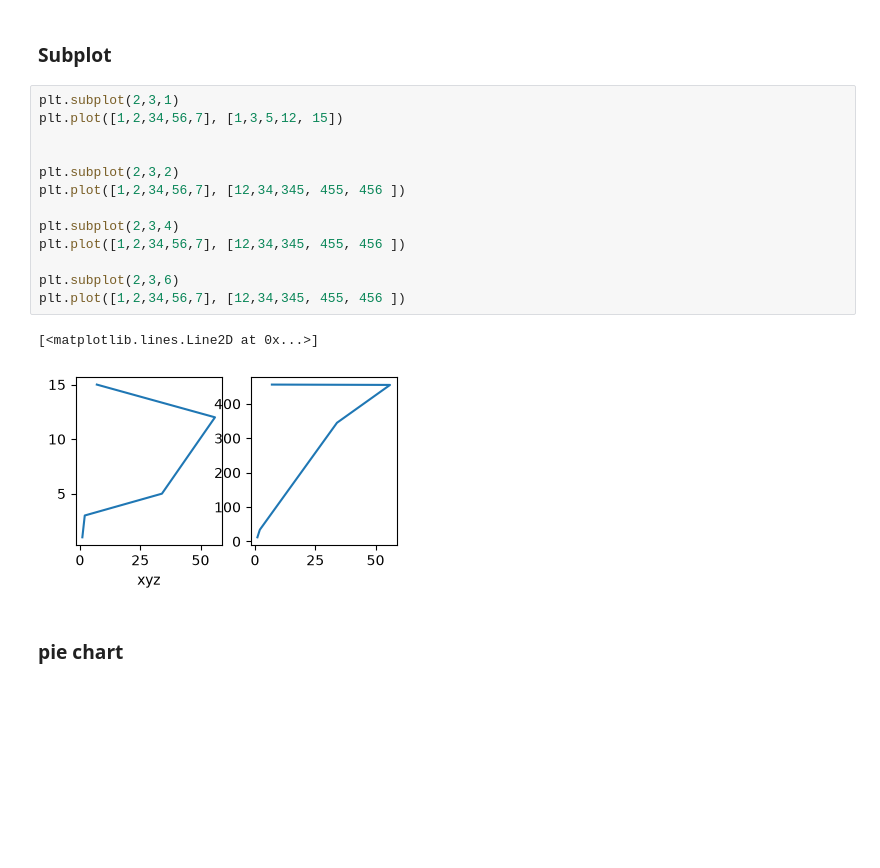
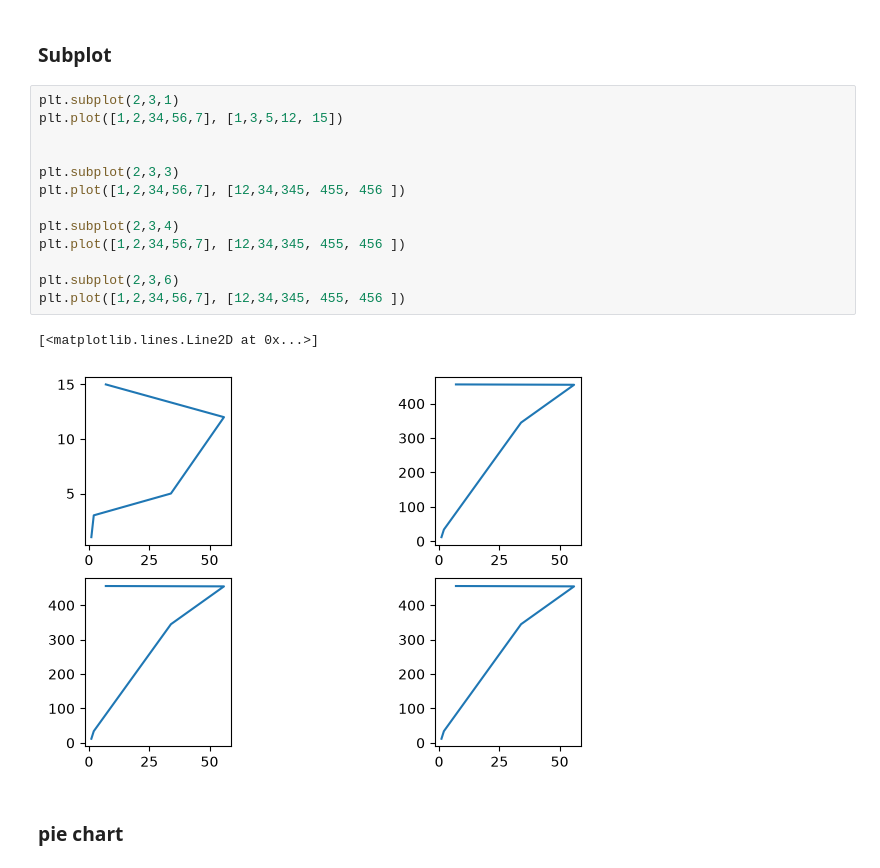
Before and after one commit to Anuragpathak08/Data-Analysis, a Jupyter notebook: 6 matplotlib/m1day02.ipynb, the cells around one changed output. Drawn from its saved outputs; the diff is of its cells as text; blank space fills up the shorter version.

```diff
--- a/6 matplotlib/m1day02.ipynb
+++ b/6 matplotlib/m1day02.ipynb
@@ -13,19 +108,19 @@ plt.plot([2, 34, 56, 10, 34])
 # %%
 plt.subplot(2,3,1)
 plt.plot([1,2,34,56,7], [1,3,5,12, 15])
 
 
-plt.subplot(2,3,2)
+plt.subplot(2,3,3)
 plt.plot([1,2,34,56,7], [12,34,345, 455, 456 ])
 
 plt.subplot(2,3,4)
 plt.plot([1,2,34,56,7], [12,34,345, 455, 456 ])
 
 plt.subplot(2,3,6)
 plt.plot([1,2,34,56,7], [12,34,345, 455, 456 ])
 # %% [output]
 [<matplotlib.lines.Line2D at 0x...>]
-[figure, old version]
+[figure, new version]
 # %% [markdown]
 ### pie chart
 # %%
```
Also changed, not shown: parts of 3 cells of this notebook, 3 other files.
